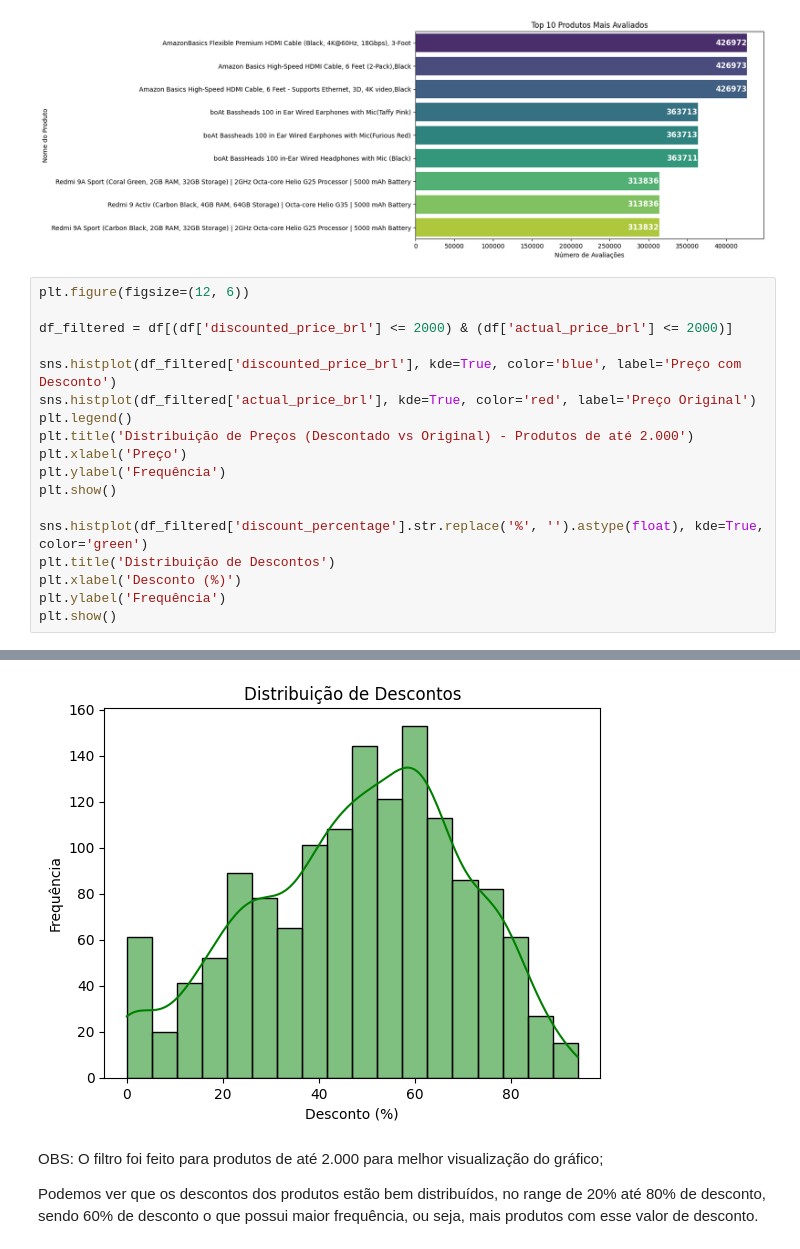
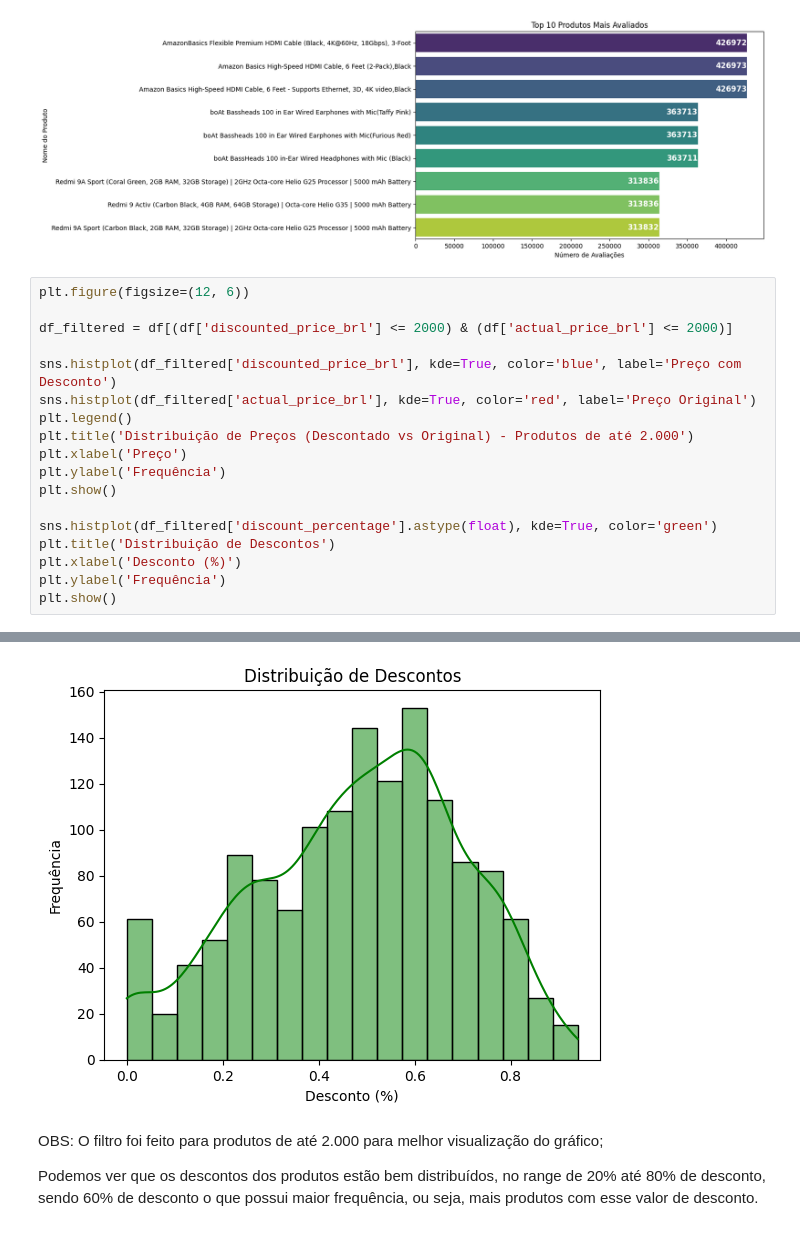
Before and after one commit to iagooteles/projeto_final_infinity, a Jupyter notebook: Projeto_final_infinity.ipynb, the cells around one changed output, grey strips where cells are left out. Cells and saved outputs as stored; diff of their text form.

```diff
--- a/Projeto_final_infinity.ipynb
+++ b/Projeto_final_infinity.ipynb
@@ -427,24 +427,24 @@ plt.show()
 # %%
 plt.figure(figsize=(12, 6))
 
 df_filtered = df[(df['discounted_price_brl'] <= 2000) & (df['actual_price_brl'] <= 2000)]
 
 sns.histplot(df_filtered['discounted_price_brl'], kde=True, color='blue', label='Preço com Desconto')
 sns.histplot(df_filtered['actual_price_brl'], kde=True, color='red', label='Preço Original')
 plt.legend()
 plt.title('Distribuição de Preços (Descontado vs Original) - Produtos de até 2.000')
 plt.xlabel('Preço')
 plt.ylabel('Frequência')
 plt.show()
 
-sns.histplot(df_filtered['discount_percentage'].str.replace('%', '').astype(float), kde=True, color='green')
+sns.histplot(df_filtered['discount_percentage'].astype(float), kde=True, color='green')
 plt.title('Distribuição de Descontos')
 plt.xlabel('Desconto (%)')
 plt.ylabel('Frequência')
 plt.show()
 # %% [output]
 [figure]
-[figure, old version]
+[figure, new version]
 # %% [markdown]
 OBS: O filtro foi feito para produtos de até 2.000 para melhor visualização do gráfico;
 
```
Also changed, not shown: parts of 9 cells of this notebook, 2 other files.
